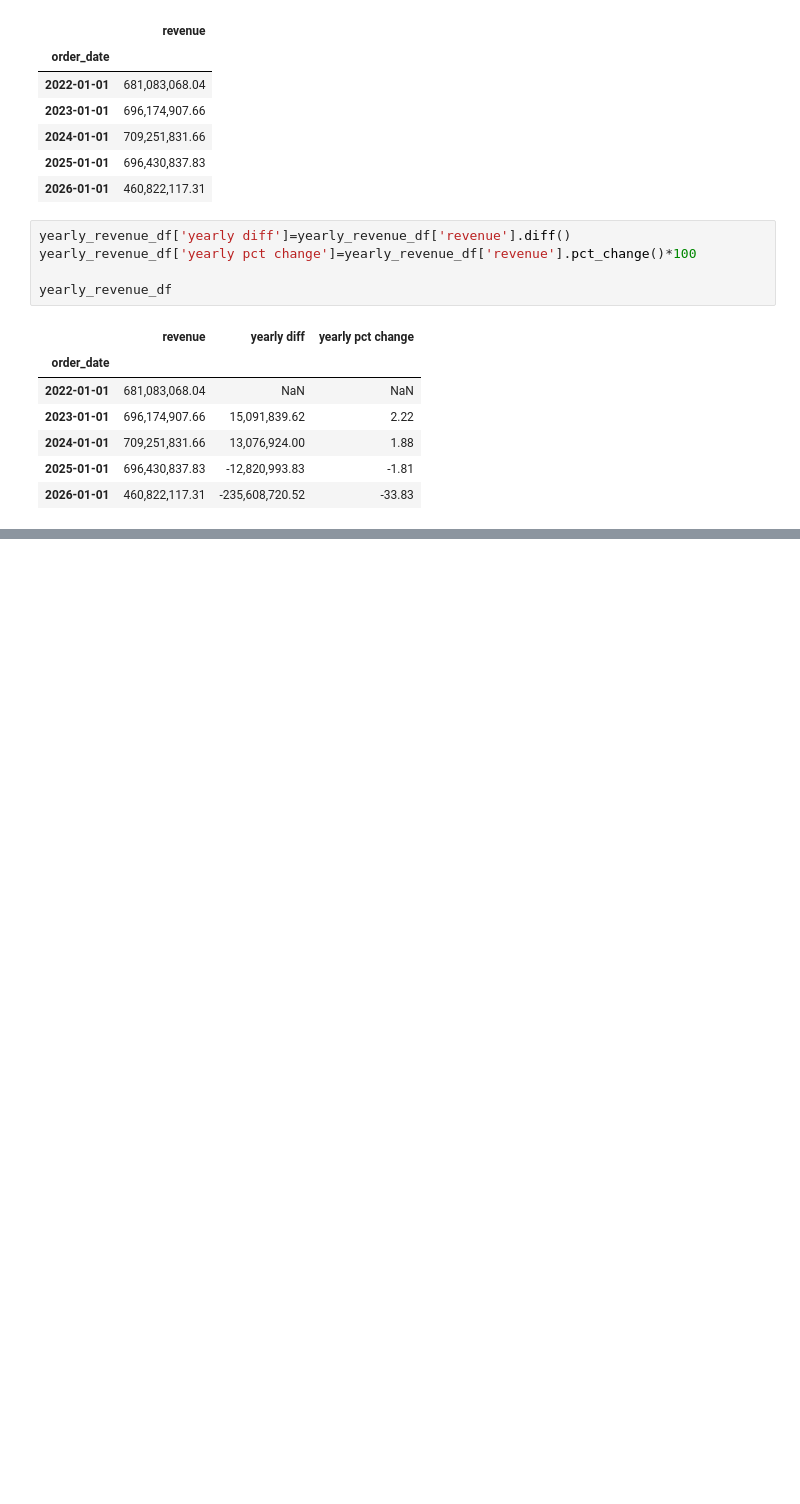
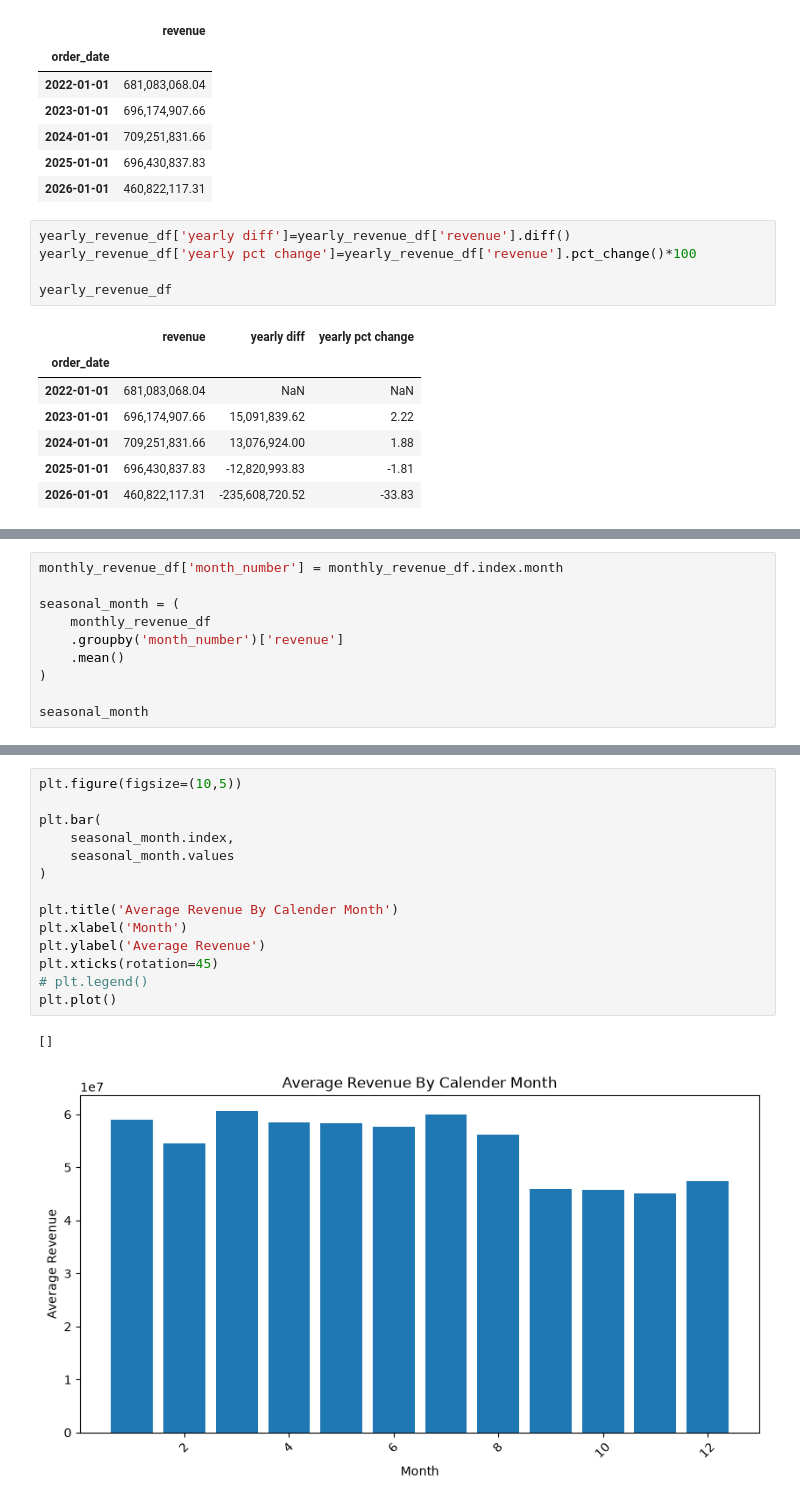
Before and after one commit to piyush8769/messy-ecommerce-analytics-dataset, a Jupyter notebook: Module_3_Data_Transformation.ipynb, the cells around one changed output, grey strips where cells are left out. Drawn from its saved outputs; the diff is of its cells as text; blank space fills up the shorter version.

```diff
--- a/Module_3_Data_Transformation.ipynb
+++ b/Module_3_Data_Transformation.ipynb
@@ -2212,0 +2326,10 @@ yearly_revenue_df
+# %%
+monthly_revenue_df['month_number'] = monthly_revenue_df.index.month
+
+seasonal_month = (
+    monthly_revenue_df
+    .groupby('month_number')['revenue']
+    .mean()
+)
+
+seasonal_month
@@ -2212,0 +2387,17 @@ yearly_revenue_df
+# %%
+plt.figure(figsize=(10,5))
+
+plt.bar(
+    seasonal_month.index,
+    seasonal_month.values
+)
+
+plt.title('Average Revenue By Calender Month')
+plt.xlabel('Month')
+plt.ylabel('Average Revenue')
+plt.xticks(rotation=45)
+# plt.legend()
+plt.plot()
+# %% [output]
+[]
+[figure, added]
```
Also changed, not shown: parts of 31 cells of this notebook.
